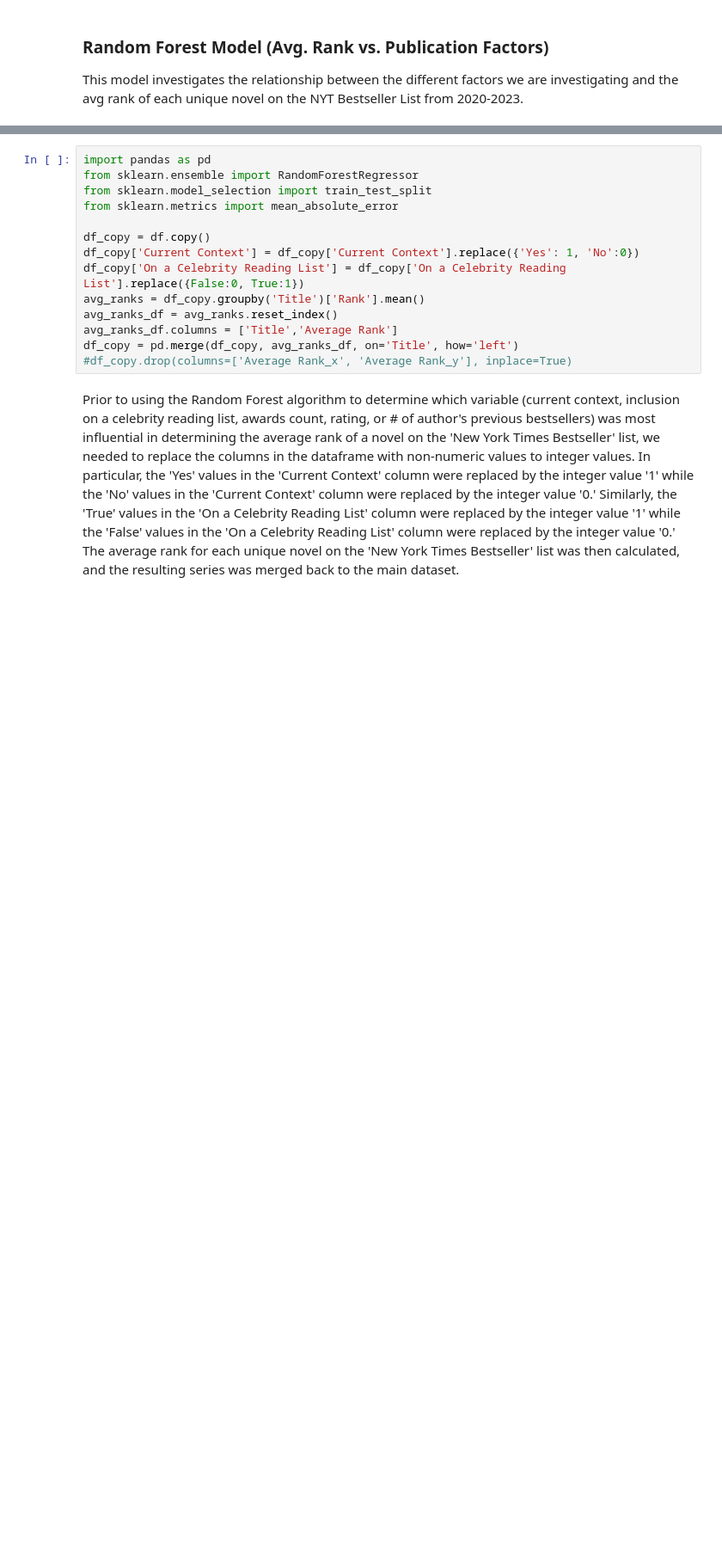
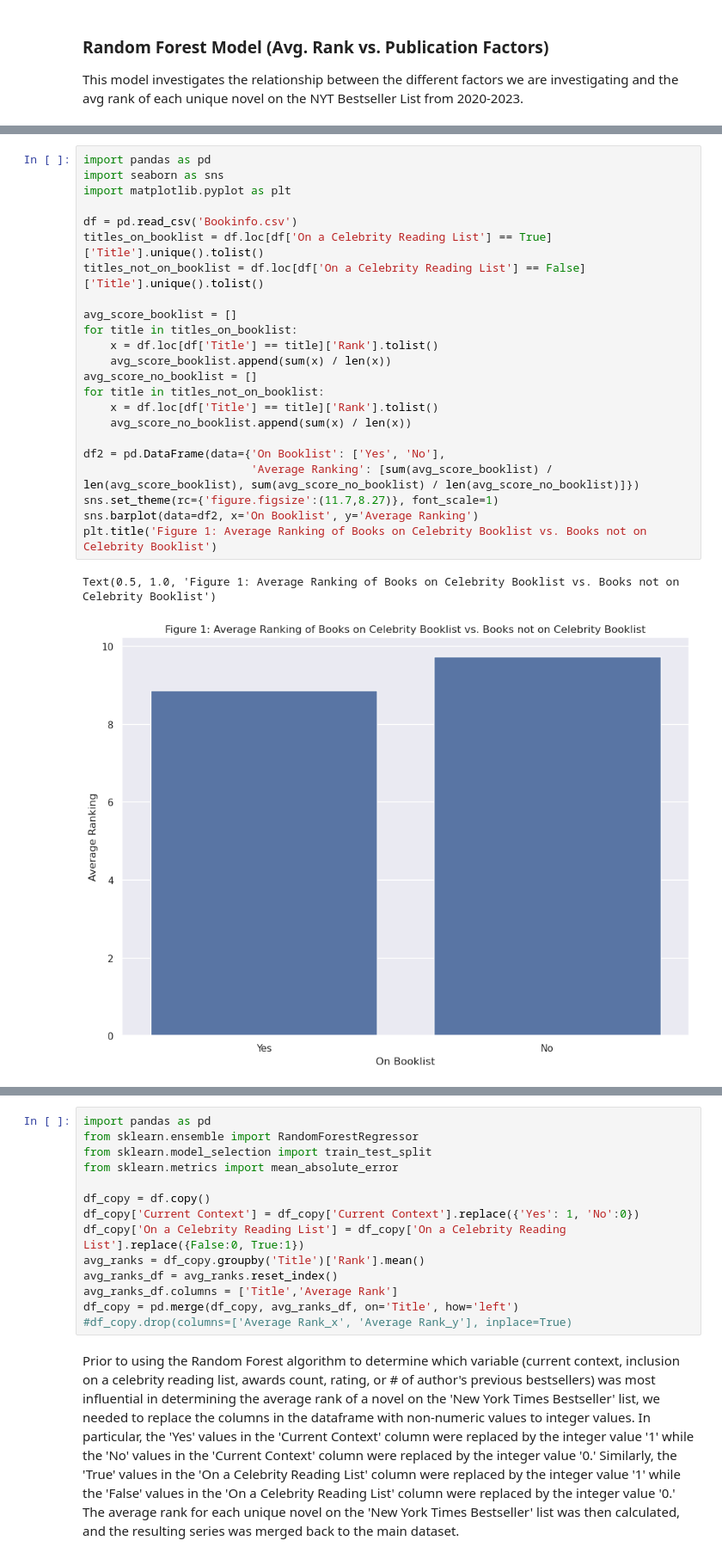
Before and after one commit to satyar2003/cogs-108-project, a Jupyter notebook: FinalProject_Group019-FA24.ipynb, the cells around one changed output, grey strips where cells are left out. Shown: that part at 86% size. Cells and saved outputs as stored; diff of their text form; blank space fills up the shorter version.

```diff
--- a/FinalProject_Group019-FA24.ipynb
+++ b/FinalProject_Group019-FA24.ipynb
@@ -210,0 +197,26 @@ This model investigates the relationship between the different factors we are in
+# %%
+import pandas as pd
+import seaborn as sns
+import matplotlib.pyplot as plt
+
+df = pd.read_csv('Bookinfo.csv')
+titles_on_booklist = df.loc[df['On a Celebrity Reading List'] == True]['Title'].unique().tolist()
+titles_not_on_booklist = df.loc[df['On a Celebrity Reading List'] == False]['Title'].unique().tolist()
+
+avg_score_booklist = []
+for title in titles_on_booklist:
+    x = df.loc[df['Title'] == title]['Rank'].tolist()
+    avg_score_booklist.append(sum(x) / len(x))
+avg_score_no_booklist = []
+for title in titles_not_on_booklist:
+    x = df.loc[df['Title'] == title]['Rank'].tolist()
+    avg_score_no_booklist.append(sum(x) / len(x))
+
+df2 = pd.DataFrame(data={'On Booklist': ['Yes', 'No'],
+                         'Average Ranking': [sum(avg_score_booklist) / len(avg_score_booklist), sum(avg_score_no_booklist) / len(avg_score_no_booklist)]})
+sns.set_theme(rc={'figure.figsize':(11.7,8.27)}, font_scale=1)
+sns.barplot(data=df2, x='On Booklist', y='Average Ranking')
+plt.title('Figure 1: Average Ranking of Books on Celebrity Booklist vs. Books not on Celebrity Booklist')
+# %% [output]
+Text(0.5, 1.0, 'Figure 1: Average Ranking of Books on Celebrity Booklist vs. Books not on Celebrity Booklist')
+[figure, added]
```
Also changed, not shown: parts of 51 cells of this notebook.
